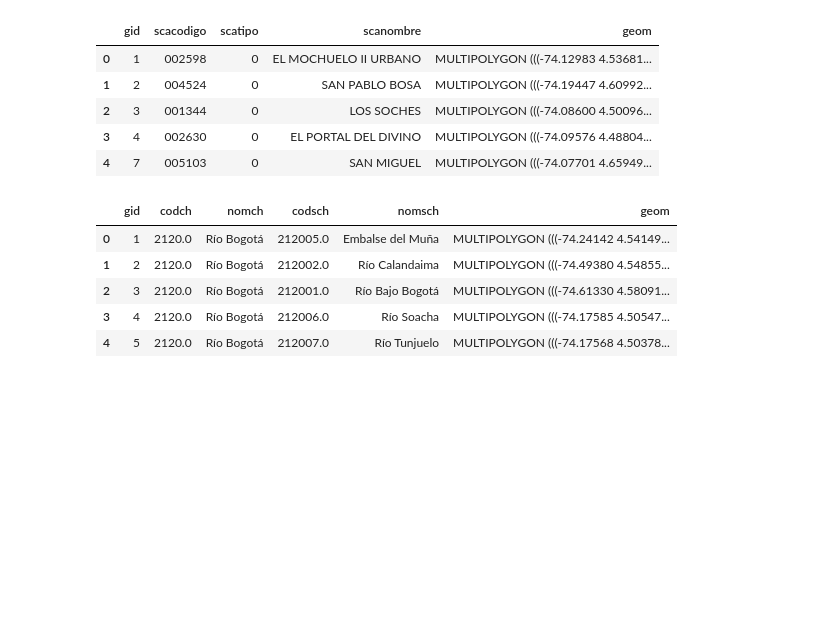
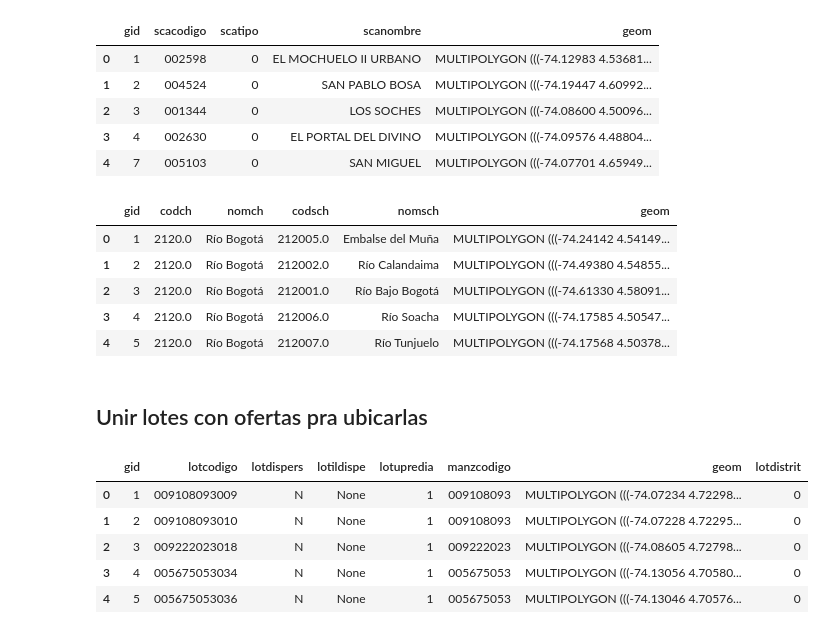
Before and after one commit to rcamilo1526/DS4A_53, a Jupyter notebook: project/EDA-AEDE/Review_data.ipynb, the cells around one changed output. Saved outputs shown, nothing was run; the diff lists cells and outputs as text; code cells hidden in the pictures; blank space fills up the shorter version.

```diff
--- a/project/EDA-AEDE/Review_data.ipynb
+++ b/project/EDA-AEDE/Review_data.ipynb
@@ -213,3 +296,14 @@ ZonaHidrogaficaSubcuenca.head()
 | 2 | 3 | 2120.0 | Río Bogotá | 212001.0 | Río Bajo Bogotá | MULTIPOLYGON (((-74.61330 4.58091... |
 | 3 | 4 | 2120.0 | Río Bogotá | 212006.0 | Río Soacha | MULTIPOLYGON (((-74.17585 4.50547... |
 | 4 | 5 | 2120.0 | Río Bogotá | 212007.0 | Río Tunjuelo | MULTIPOLYGON (((-74.17568 4.50378... |
+# %% [markdown]
+## Unir lotes con ofertas pra ubicarlas
+# %%
+Lote.head()
+# %% [output]
+|  | gid | lotcodigo | lotdispers | lotildispe | lotupredia | manzcodigo | geom | lotdistrit |
+| 0 | 1 | 009108093009 | N | None | 1 | 009108093 | MULTIPOLYGON (((-74.07234 4.72298... | 0 |
+| 1 | 2 | 009108093010 | N | None | 1 | 009108093 | MULTIPOLYGON (((-74.07228 4.72295... | 0 |
+| 2 | 3 | 009222023018 | N | None | 1 | 009222023 | MULTIPOLYGON (((-74.08605 4.72798... | 0 |
+| 3 | 4 | 005675053034 | N | None | 1 | 005675053 | MULTIPOLYGON (((-74.13056 4.70580... | 0 |
+| 4 | 5 | 005675053036 | N | None | 1 | 005675053 | MULTIPOLYGON (((-74.13046 4.70576... | 0 |
```
Also changed, not shown: parts of 34 cells of this notebook.
